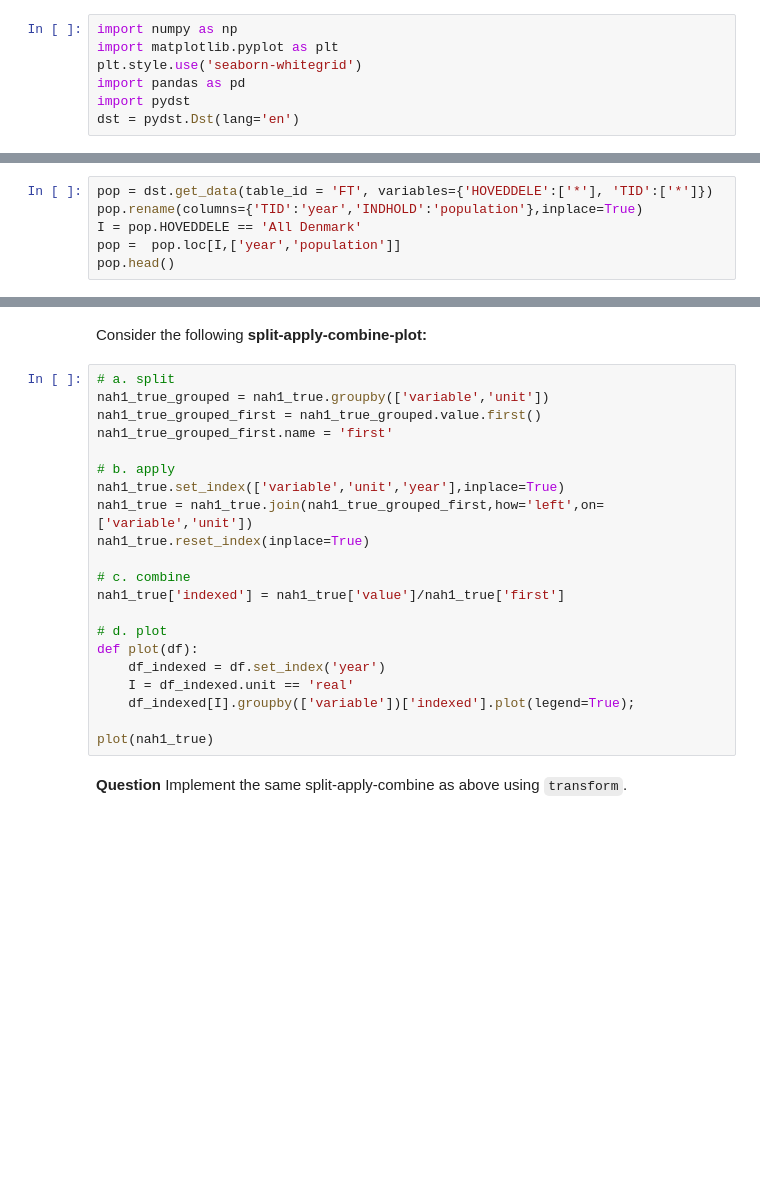
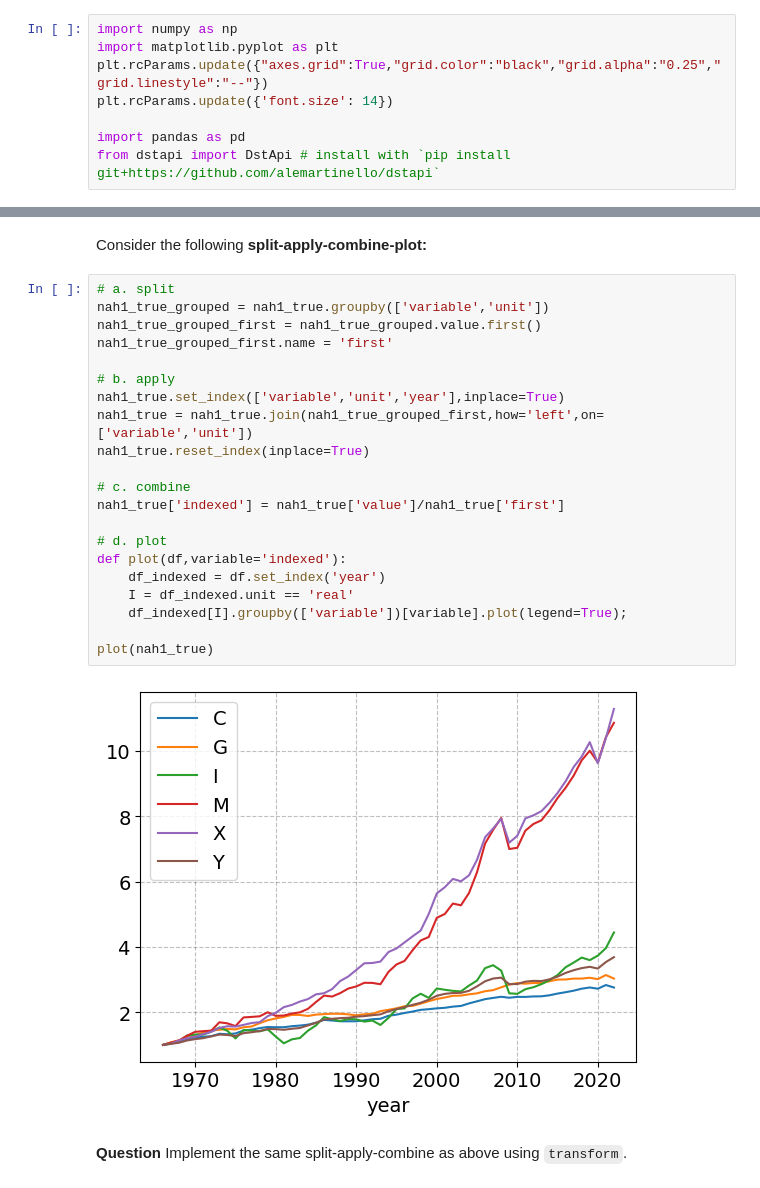
Before and after one commit to NumEconCopenhagen/IntroProg-exercises, a Jupyter notebook: PS4/problem_set_4.ipynb, the cells around one changed output, grey strips where cells are left out. Drawn from its saved outputs; the diff is of its cells as text; blank space fills up the shorter version.

```diff
--- a/PS4/problem_set_4.ipynb
+++ b/PS4/problem_set_4.ipynb
@@ -1,12 +1,13 @@
 # %% [markdown]
 # Problem set 4: Analyzing data
-# %%
-import numpy as np
-import matplotlib.pyplot as plt
-plt.style.use('seaborn-whitegrid')
-import pandas as pd
-import pydst
-dst = pydst.Dst(lang='en')
+# %%
+import numpy as np
+import matplotlib.pyplot as plt
+plt.rcParams.update({"axes.grid":True,"grid.color":"black","grid.alpha":"0.25","grid.linestyle":"--"})
+plt.rcParams.update({'font.size': 14})
+
+import pandas as pd
+from dstapi import DstApi # install with `pip install git+https://github.com/alemartinello/dstapi`
 # %% [markdown]
 # Tasks
 # %% [markdown]
@@ -60,9 +69,3 @@ unit_dict['Current prices'] = 'nominal'
 ## Merge with population data from Denmark Statistics
 # %% [markdown]
 Load population data from Denmark Statistics:
-# %%
-pop = dst.get_data(table_id = 'FT', variables={'HOVEDDELE':['*'], 'TID':['*']})
-pop.rename(columns={'TID':'year','INDHOLD':'population'},inplace=True)
-I = pop.HOVEDDELE == 'All Denmark'
-pop =  pop.loc[I,['year','population']]
-pop.head()
@@ -90,24 +110,26 @@ Consider the following **split-apply-combine-plot:**
 # %%
 # a. split
 nah1_true_grouped = nah1_true.groupby(['variable','unit'])
 nah1_true_grouped_first = nah1_true_grouped.value.first()
 nah1_true_grouped_first.name = 'first'
 
 # b. apply
 nah1_true.set_index(['variable','unit','year'],inplace=True)
 nah1_true = nah1_true.join(nah1_true_grouped_first,how='left',on=['variable','unit'])
 nah1_true.reset_index(inplace=True)
 
 # c. combine
 nah1_true['indexed'] = nah1_true['value']/nah1_true['first']
 
 # d. plot
-def plot(df):
+def plot(df,variable='indexed'):
     df_indexed = df.set_index('year')
     I = df_indexed.unit == 'real'
-    df_indexed[I].groupby(['variable'])['indexed'].plot(legend=True);
+    df_indexed[I].groupby(['variable'])[variable].plot(legend=True);
 
 plot(nah1_true)
+# %% [output]
+[figure, added]
 # %% [markdown]
 **Question** Implement the same split-apply-combine as above using `transform`.
 # %%
```
Also changed, not shown: parts of 13 cells of this notebook, 15 other files.
